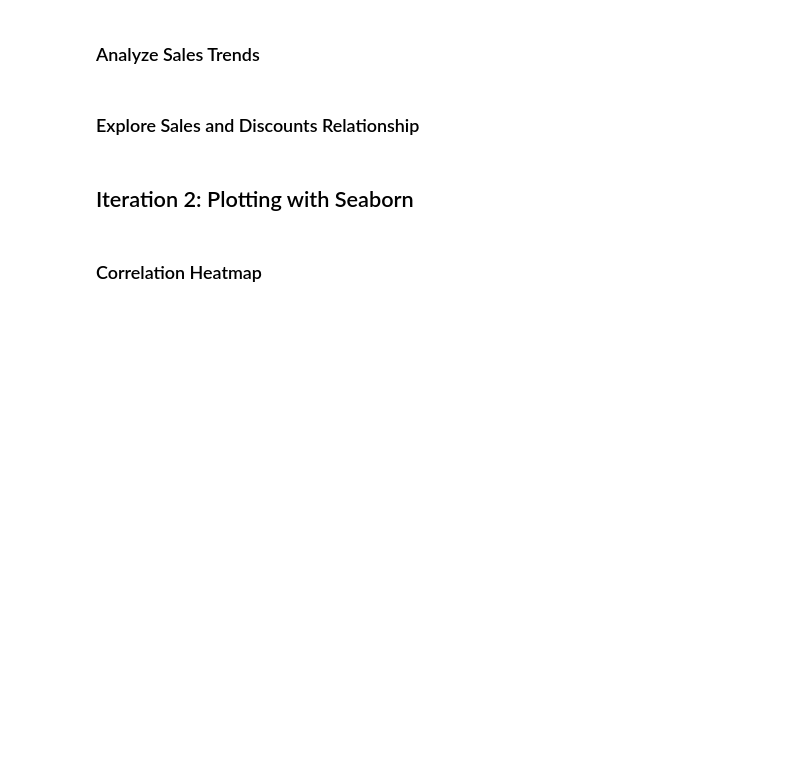
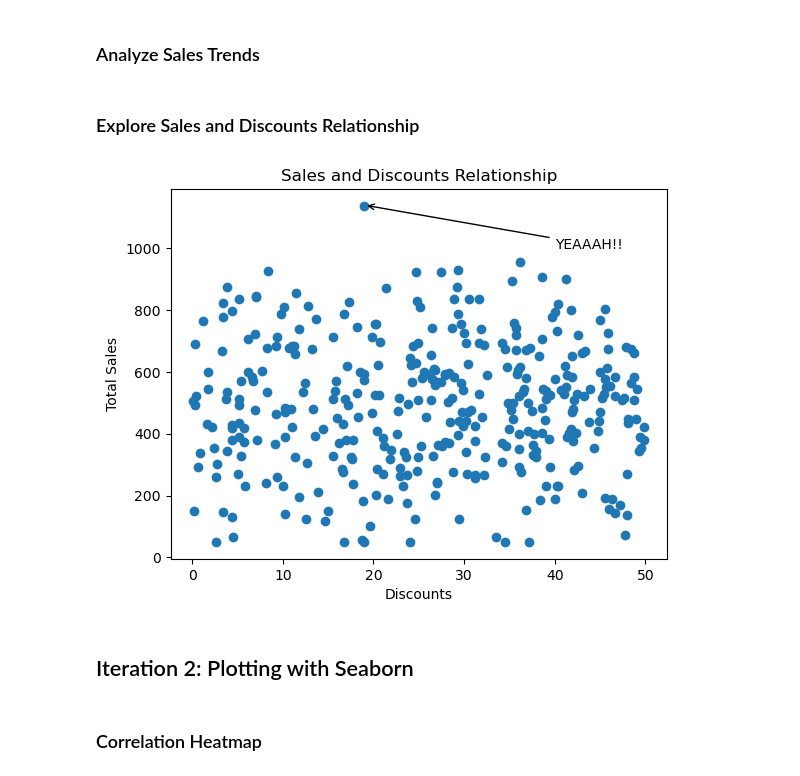
Before and after one commit to GuaSiMoTO/LAB-Python-for-Data-Analysis-Data-Visualization-Techniques-public, a Jupyter notebook: LAB-Data-Visualization.ipynb, the cells around one changed output. Saved outputs shown, nothing was run; the diff lists cells and outputs as text; code cells hidden in the pictures; blank space fills up the shorter version.

```diff
--- a/LAB-Data-Visualization.ipynb
+++ b/LAB-Data-Visualization.ipynb
@@ -30,6 +79,25 @@ import seaborn as sns
 ### Analyze Sales Trends
 # %% [markdown]
 ### Explore Sales and Discounts Relationship
+# %%
+fig, ax = plt.subplots(1, 1)
+
+ax.scatter(df['discount'],df['sales'])
+
+ax.set_xlabel('Discounts')
+ax.set_ylabel('Total Sales')
+ax.set_title('Sales and Discounts Relationship')
+
+ax.annotate('YEAAAH!!',  # Texto a mostrar
+            xy=(19, 1140),      # Punto a anotar (coordenadas del dato)
+            xytext=(40, 1000), # Posición del texto
+            arrowprops=dict(facecolor='red', arrowstyle ='->'))
+
+
+
+plt.show()
+# %% [output]
+[figure, added]
 # %% [markdown]
 ## Iteration 2: Plotting with Seaborn
 # %% [markdown]
```
Also changed, not shown: parts of 8 cells of this notebook, 3 other files.
